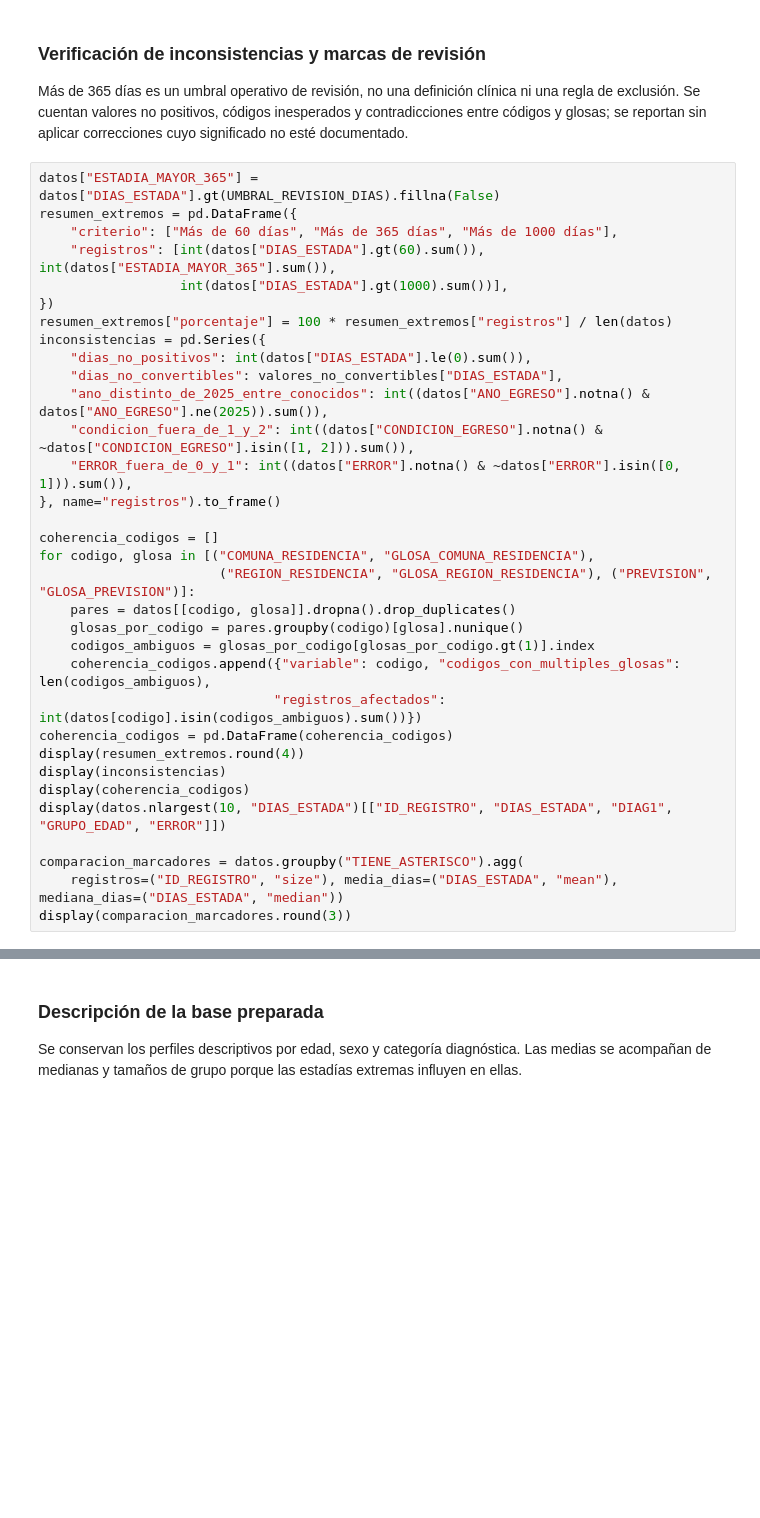
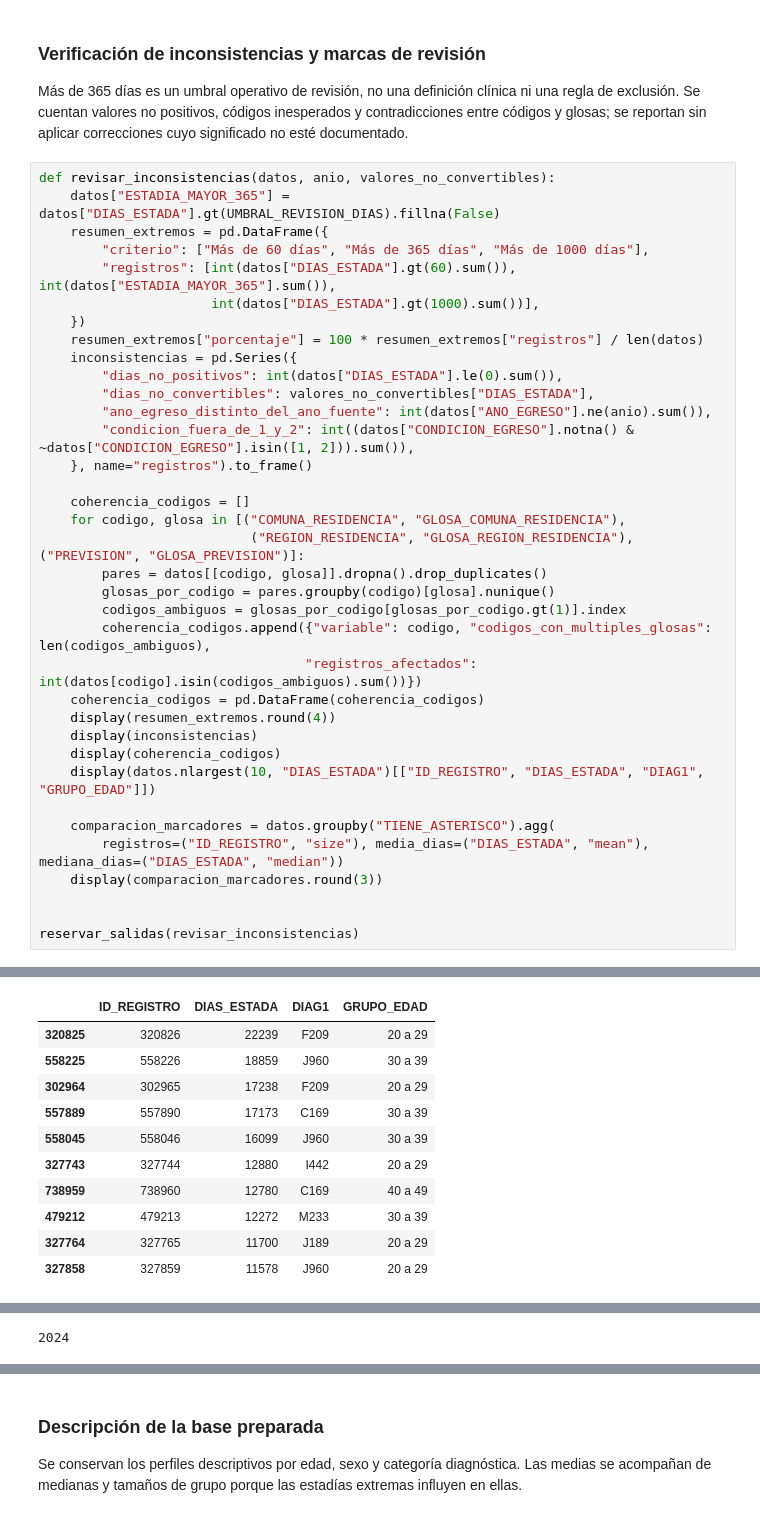
Before and after one commit to bastianSucso/Miner-a-de-Datos-Proyecto, a Jupyter notebook: 01_preprocesamiento_egresos_2025.ipynb, the cells around one changed output, grey strips where cells are left out. Drawn from its saved outputs; the diff is of its cells as text; blank space fills up the shorter version.

```diff
--- a/01_preprocesamiento_egresos_2025.ipynb
+++ b/01_preprocesamiento_egresos_2025.ipynb
@@ -358,35 +657,39 @@ Más de 365 días es un umbral operativo de revisión, no una definición clíni
 Se cuentan valores no positivos, códigos inesperados y contradicciones entre códigos y glosas; se reportan
 sin aplicar correcciones cuyo significado no esté documentado.
 # %%
-datos["ESTADIA_MAYOR_365"] = datos["DIAS_ESTADA"].gt(UMBRAL_REVISION_DIAS).fillna(False)
-resumen_extremos = pd.DataFrame({
-    "criterio": ["Más de 60 días", "Más de 365 días", "Más de 1000 días"],
-    "registros": [int(datos["DIAS_ESTADA"].gt(60).sum()), int(datos["ESTADIA_MAYOR_365"].sum()),
-                  int(datos["DIAS_ESTADA"].gt(1000).sum())],
-})
-resumen_extremos["porcentaje"] = 100 * resumen_extremos["registros"] / len(datos)
-inconsistencias = pd.Series({
-    "dias_no_positivos": int(datos["DIAS_ESTADA"].le(0).sum()),
-    "dias_no_convertibles": valores_no_convertibles["DIAS_ESTADA"],
-    "ano_distinto_de_2025_entre_conocidos": int((datos["ANO_EGRESO"].notna() & datos["ANO_EGRESO"].ne(2025)).sum()),
-    "condicion_fuera_de_1_y_2": int((datos["CONDICION_EGRESO"].notna() & ~datos["CONDICION_EGRESO"].isin([1, 2])).sum()),
-    "ERROR_fuera_de_0_y_1": int((datos["ERROR"].notna() & ~datos["ERROR"].isin([0, 1])).sum()),
-}, name="registros").to_frame()
+def revisar_inconsistencias(datos, anio, valores_no_convertibles):
+    datos["ESTADIA_MAYOR_365"] = datos["DIAS_ESTADA"].gt(UMBRAL_REVISION_DIAS).fillna(False)
+    resumen_extremos = pd.DataFrame({
+        "criterio": ["Más de 60 días", "Más de 365 días", "Más de 1000 días"],
+        "registros": [int(datos["DIAS_ESTADA"].gt(60).sum()), int(datos["ESTADIA_MAYOR_365"].sum()),
+                      int(datos["DIAS_ESTADA"].gt(1000).sum())],
+    })
+    resumen_extremos["porcentaje"] = 100 * resumen_extremos["registros"] / len(datos)
+    inconsistencias = pd.Series({
+        "dias_no_positivos": int(datos["DIAS_ESTADA"].le(0).sum()),
+        "dias_no_convertibles": valores_no_convertibles["DIAS_ESTADA"],
+        "ano_egreso_distinto_del_ano_fuente": int(datos["ANO_EGRESO"].ne(anio).sum()),
+        "condicion_fuera_de_1_y_2": int((datos["CONDICION_EGRESO"].notna() & ~datos["CONDICION_EGRESO"].isin([1, 2])).sum()),
+    }, name="registros").to_frame()
 
-coherencia_codigos = []
-for codigo, glosa in [("COMUNA_RESIDENCIA", "GLOSA_COMUNA_RESIDENCIA"),
-                       ("REGION_RESIDENCIA", "GLOSA_REGION_RESIDENCIA"), ("PREVISION", "GLOSA_PREVISION")]:
-    pares = datos[[codigo, glosa]].dropna().drop_duplicates()
-    glosas_por_codigo = pares.groupby(codigo)[glosa].nunique()
-    codigos_ambiguos = glosas_por_codigo[glosas_por_codigo.gt(1)].index
-    coherencia_codigos.append({"variable": codigo, "codigos_con_multiples_glosas": len(codigos_ambiguos),
-                              "registros_afectados": int(datos[codigo].isin(codigos_ambiguos).sum())})
-coherencia_codigos = pd.DataFrame(coherencia_codigos)
-display(resumen_extremos.round(4))
-display(inconsistencias)
-display(coherencia_codigos)
-display(datos.nlargest(10, "DIAS_ESTADA")[["ID_REGISTRO", "DIAS_ESTADA", "DIAG1", "GRUPO_EDAD", "ERROR"]])
+    coherencia_codigos = []
+    for codigo, glosa in [("COMUNA_RESIDENCIA", "GLOSA_COMUNA_RESIDENCIA"),
+                           ("REGION_RESIDENCIA", "GLOSA_REGION_RESIDENCIA"), ("PREVISION", "GLOSA_PREVISION")]:
+        pares = datos[[codigo, glosa]].dropna().drop_duplicates()
+        glosas_por_codigo = pares.groupby(codigo)[glosa].nunique()
+        codigos_ambiguos = glosas_por_codigo[glosas_por_codigo.gt(1)].index
+        coherencia_codigos.append({"variable": codigo, "codigos_con_multiples_glosas": len(codigos_ambiguos),
+                                  "registros_afectados": int(datos[codigo].isin(codigos_ambiguos).sum())})
+    coherencia_codigos = pd.DataFrame(coherencia_codigos)
+    display(resumen_extremos.round(4))
+    display(inconsistencias)
+    display(coherencia_codigos)
+    display(datos.nlargest(10, "DIAS_ESTADA")[["ID_REGISTRO", "DIAS_ESTADA", "DIAG1", "GRUPO_EDAD"]])
 
-comparacion_marcadores = datos.groupby("TIENE_ASTERISCO").agg(
-    registros=("ID_REGISTRO", "size"), media_dias=("DIAS_ESTADA", "mean"), mediana_dias=("DIAS_ESTADA", "median"))
-display(comparacion_marcadores.round(3))
+    comparacion_marcadores = datos.groupby("TIENE_ASTERISCO").agg(
+        registros=("ID_REGISTRO", "size"), media_dias=("DIAS_ESTADA", "mean"), mediana_dias=("DIAS_ESTADA", "median"))
+    display(comparacion_marcadores.round(3))
+
+
+reservar_salidas(revisar_inconsistencias)
+# %% [output]
@@ -392,0 +710,11 @@ display(comparacion_marcadores.round(3))
+|  | ID_REGISTRO | DIAS_ESTADA | DIAG1 | GRUPO_EDAD |
+| 320825 | 320826 | 22239 | F209 | 20 a 29 |
+| 558225 | 558226 | 18859 | J960 | 30 a 39 |
+| 302964 | 302965 | 17238 | F209 | 20 a 29 |
+| 557889 | 557890 | 17173 | C169 | 30 a 39 |
+| 558045 | 558046 | 16099 | J960 | 30 a 39 |
+| 327743 | 327744 | 12880 | I442 | 20 a 29 |
+| 738959 | 738960 | 12780 | C169 | 40 a 49 |
+| 479212 | 479213 | 12272 | M233 | 30 a 39 |
+| 327764 | 327765 | 11700 | J189 | 20 a 29 |
+| 327858 | 327859 | 11578 | J960 | 20 a 29 |
@@ -392,0 +725 @@ display(comparacion_marcadores.round(3))
+2024
```
Also changed, not shown: parts of 41 cells of this notebook, 4 other files.
